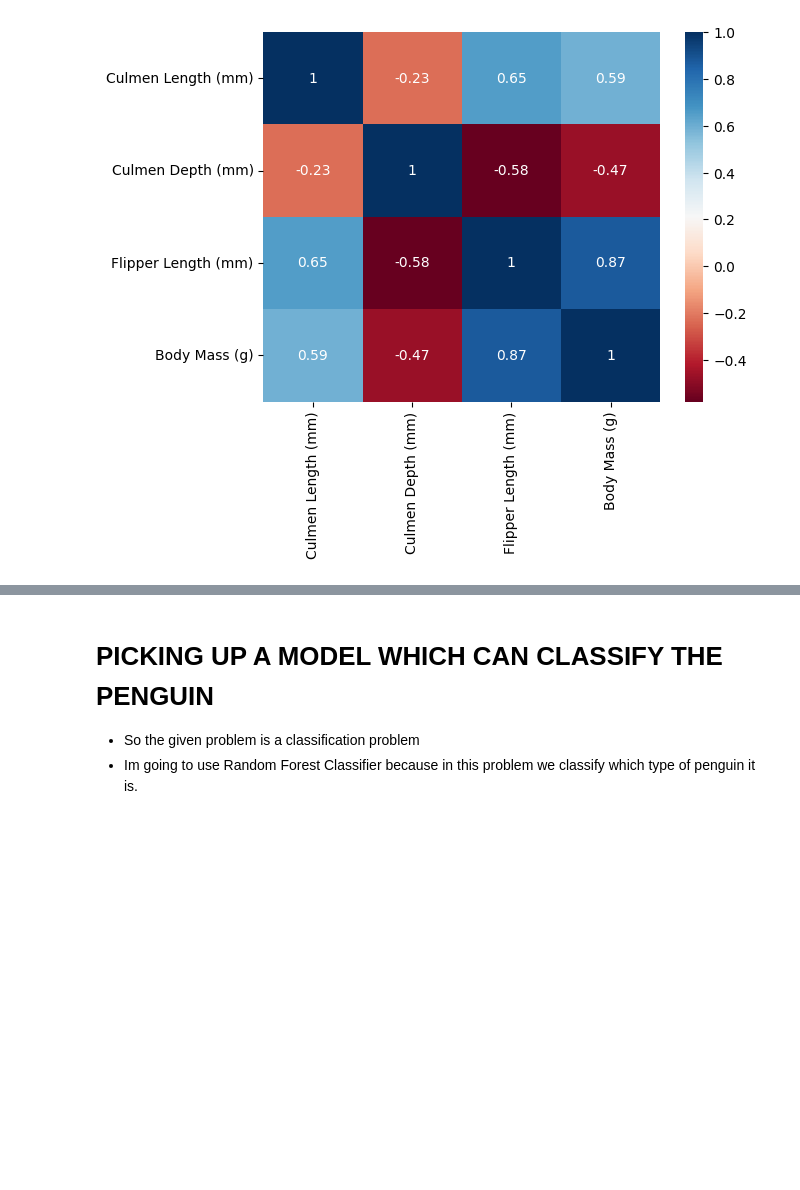
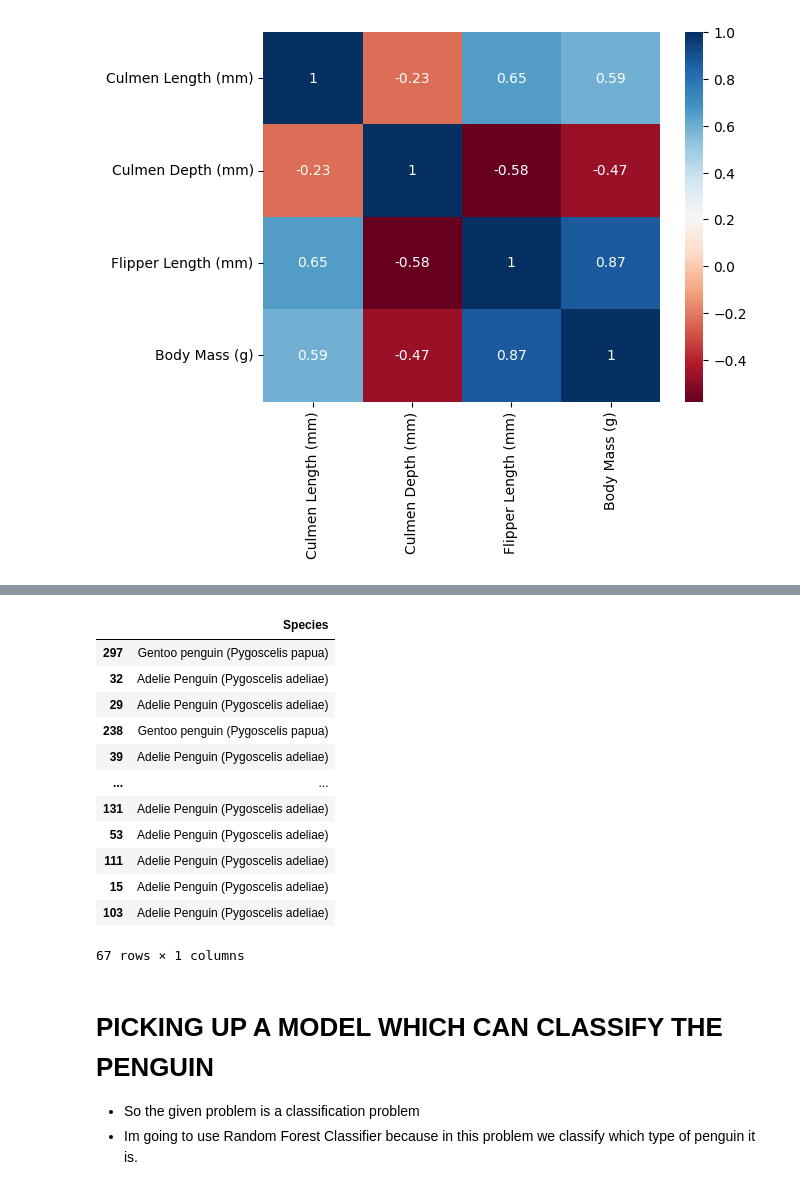
Before and after one commit to Vishwa2684/penguin-classification-using-sklearn, a Jupyter notebook: model.ipynb, the cells around one changed output, grey strips where cells are left out. Saved outputs shown, nothing was run; the diff lists cells and outputs as text; code cells hidden in the pictures; blank space fills up the shorter version.

```diff
--- a/model.ipynb
+++ b/model.ipynb
@@ -200,5 +200,25 @@ Body Mass (g)                   0.872979       1.000000
 <h3>If your output (y) is a string and u don't encode the string, you'll face the following error</h3>
 <img src="./screenshots/ValueError.jpg"/>
 # %%
-x=df[['Island','Culmen Length (mm)','Culmen Depth (mm)','Flipper Length (mm)','Body Mass (g)','Sex']]
-y=df['Species']
+from sklearn.model_selection import train_test_split
+train,test=train_test_split(df,test_size=0.20)
+
+train_x=train[['Island','Culmen Length (mm)','Culmen Depth (mm)','Flipper Length (mm)','Body Mass (g)','Sex']]
+train_y=train[['Species']]
+
+test_x=test[['Island','Culmen Length (mm)','Culmen Depth (mm)','Flipper Length (mm)','Body Mass (g)','Sex']]
+test_y=test[['Species']]
+# %% [output]
+|  | Species |
+| 297 | Gentoo penguin (Pygoscelis papua) |
+| 32 | Adelie Penguin (Pygoscelis adeliae) |
+| 29 | Adelie Penguin (Pygoscelis adeliae) |
+| 238 | Gentoo penguin (Pygoscelis papua) |
+| 39 | Adelie Penguin (Pygoscelis adeliae) |
+| ... | ... |
+| 131 | Adelie Penguin (Pygoscelis adeliae) |
+| 53 | Adelie Penguin (Pygoscelis adeliae) |
+| 111 | Adelie Penguin (Pygoscelis adeliae) |
+| 15 | Adelie Penguin (Pygoscelis adeliae) |
+| 103 | Adelie Penguin (Pygoscelis adeliae) |
+67 rows × 1 columns
```
Also changed, not shown: parts of 2 cells of this notebook.
